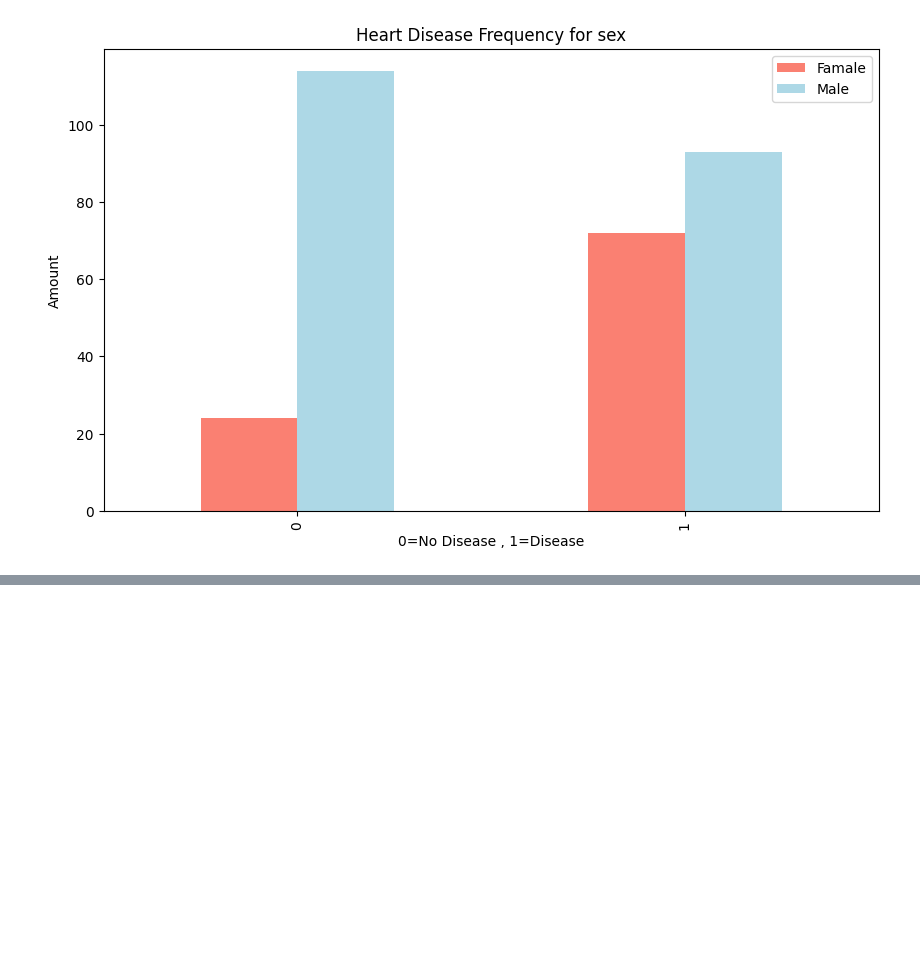
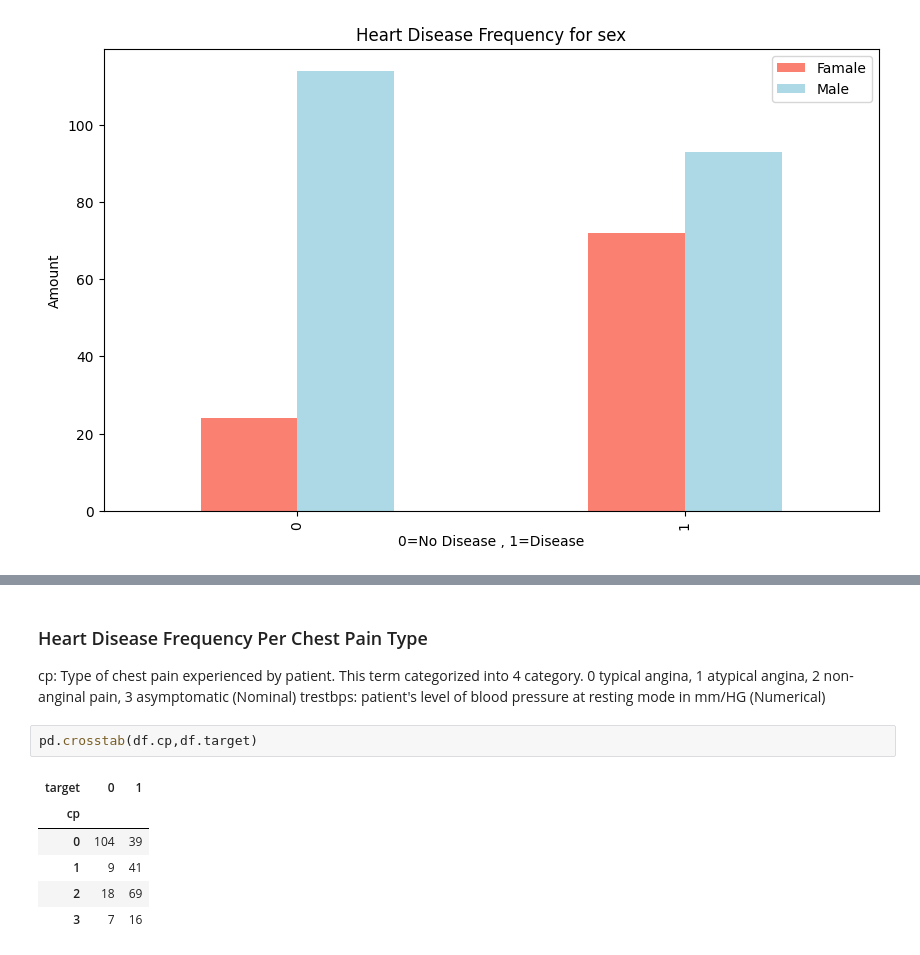
Before and after one commit to Kidist-c/Heart-Disease-ml-project, a Jupyter notebook: Notebooks/heart-disease.ipynb, the cells around one changed output, grey strips where cells are left out. Drawn from its saved outputs; the diff is of its cells as text; blank space fills up the shorter version.

```diff
--- a/Notebooks/heart-disease.ipynb
+++ b/Notebooks/heart-disease.ipynb
@@ -183,0 +207,14 @@ plt.legend(["Famale","Male"]);
+# %% [markdown]
+### Heart Disease Frequency Per Chest Pain Type
+cp: Type of chest pain experienced by patient. This term categorized into 4 category.
+0 typical angina, 1 atypical angina, 2 non- anginal pain, 3 asymptomatic (Nominal)
+trestbps: patient's level of blood pressure at resting mode in mm/HG (Numerical)
+# %%
+pd.crosstab(df.cp,df.target)
+# %% [output]
+| target | 0 | 1 |
+| cp |  |  |
+| 0 | 104 | 39 |
+| 1 | 9 | 41 |
+| 2 | 18 | 69 |
+| 3 | 7 | 16 |
```
Also changed, not shown: parts of 4 cells of this notebook.
